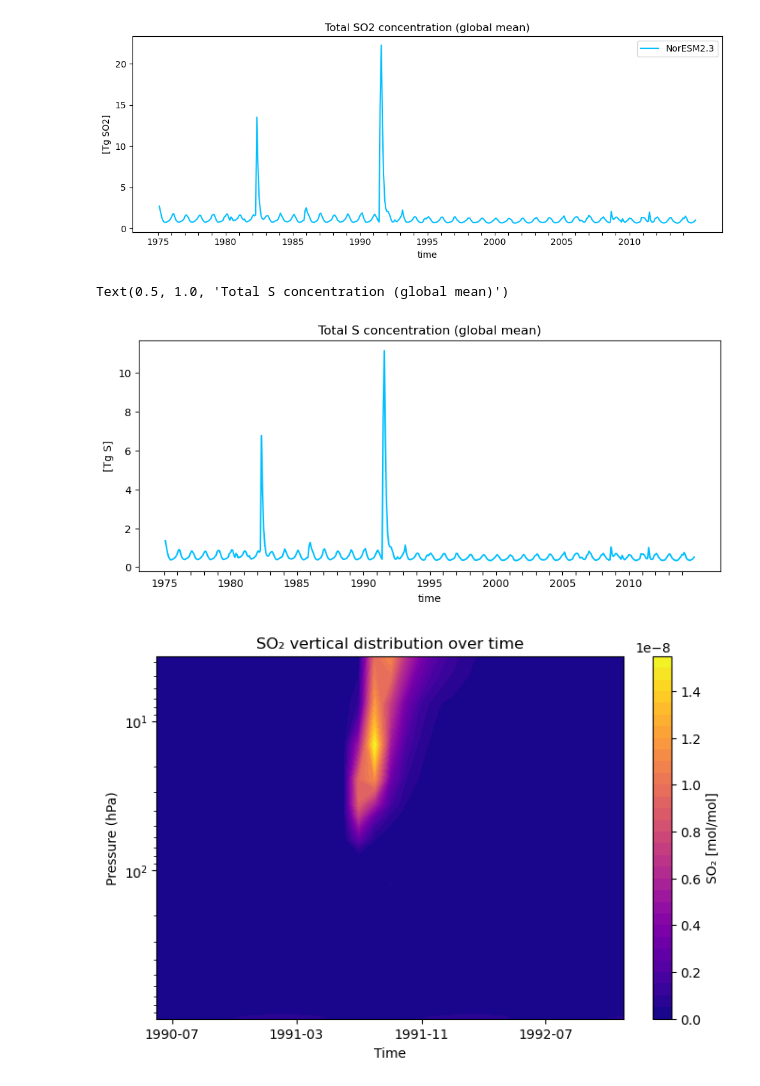
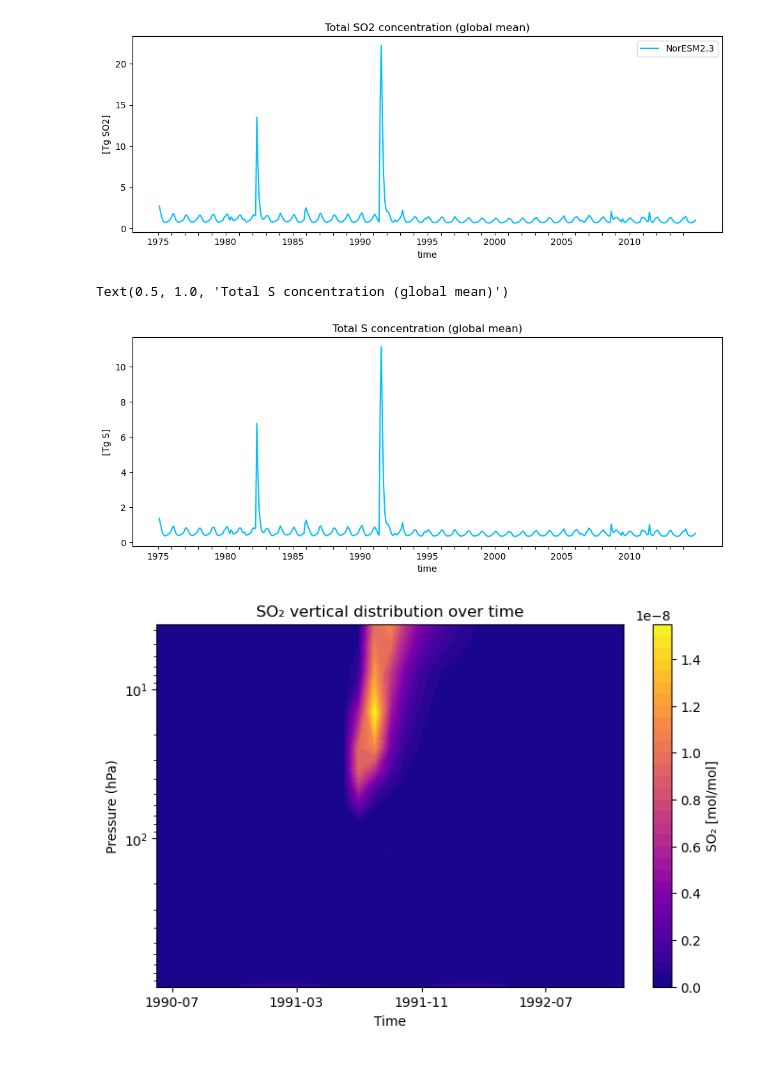
Before and after one commit to EliHHogemo/master_thesis, a Jupyter notebook: sulfur_pinatubo.ipynb, the cells around one changed output. Cells and saved outputs as stored; diff of their text form; code cells hidden in the pictures.

```diff
--- a/sulfur_pinatubo.ipynb
+++ b/sulfur_pinatubo.ipynb
@@ -74,22 +72,23 @@ K = (Ms/Mair) * Matmos *10**(-12)
 # %%
 lat = ds["lat"]
 weighted_lat = np.cos(np.deg2rad(lat))
 so2 = ds["SO2"].weighted(weighted_lat).mean(dim=["lat", "lon", "lev"])
 so2_tg = so2 * K
 
 plt.figure(figsize=(10, 4))
 so2_tg.plot(color = "deepskyblue", label = "NorESM2.3")
 plt.ylabel("[Tg S]")
 years = np.arange(1975, 2015)
 year_ticks = [cftime.DatetimeNoLeap(int(y), 1, 1) for y in years]
 plt.xticks(
     year_ticks,
     [str(y) if y % 5 == 0 else '' for y in years]
 )
+plt.tight_layout()
 plt.title("Total S concentration (global mean)")
 # %% [output]
 Text(0.5, 1.0, 'Total S concentration (global mean)')
-[figure, old version]
+[figure, new version]
 # %%
 so2_profile = ds["SO2"].weighted(weighted_lat)
 so2_time_lev = so2_profile.mean(dim=['lat','lon'])
```
Also changed, not shown: parts of 5 cells of this notebook, 2 other files.
